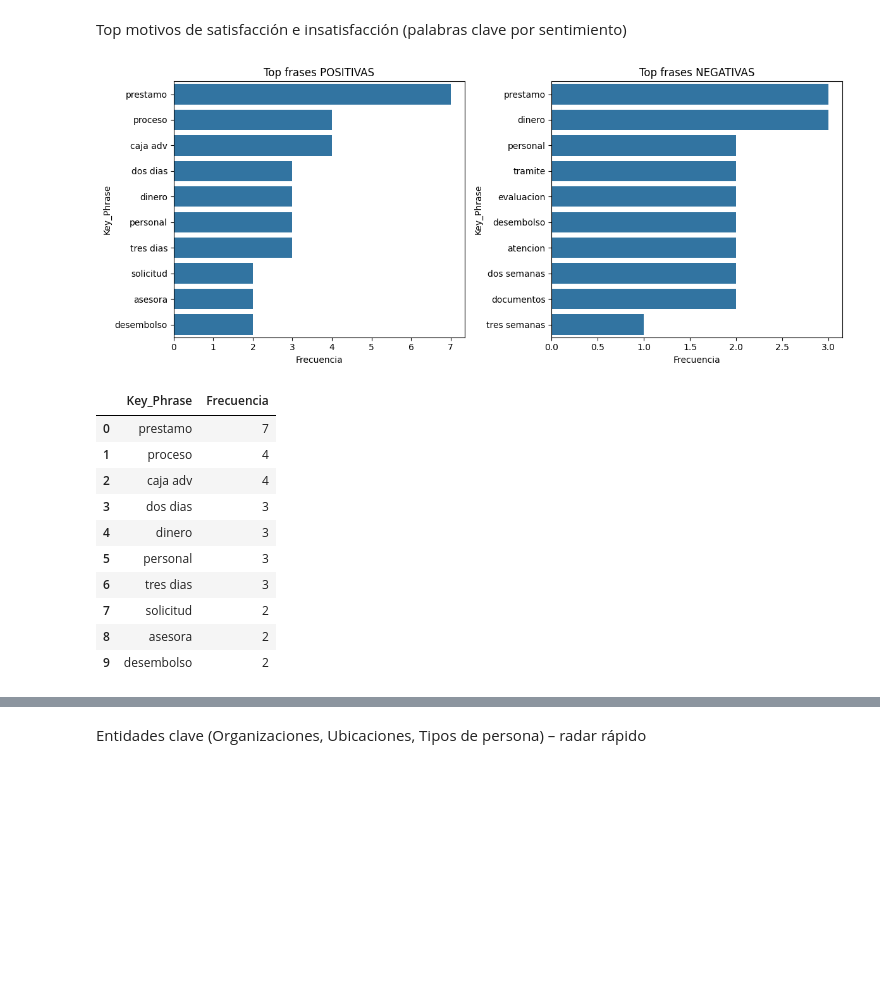
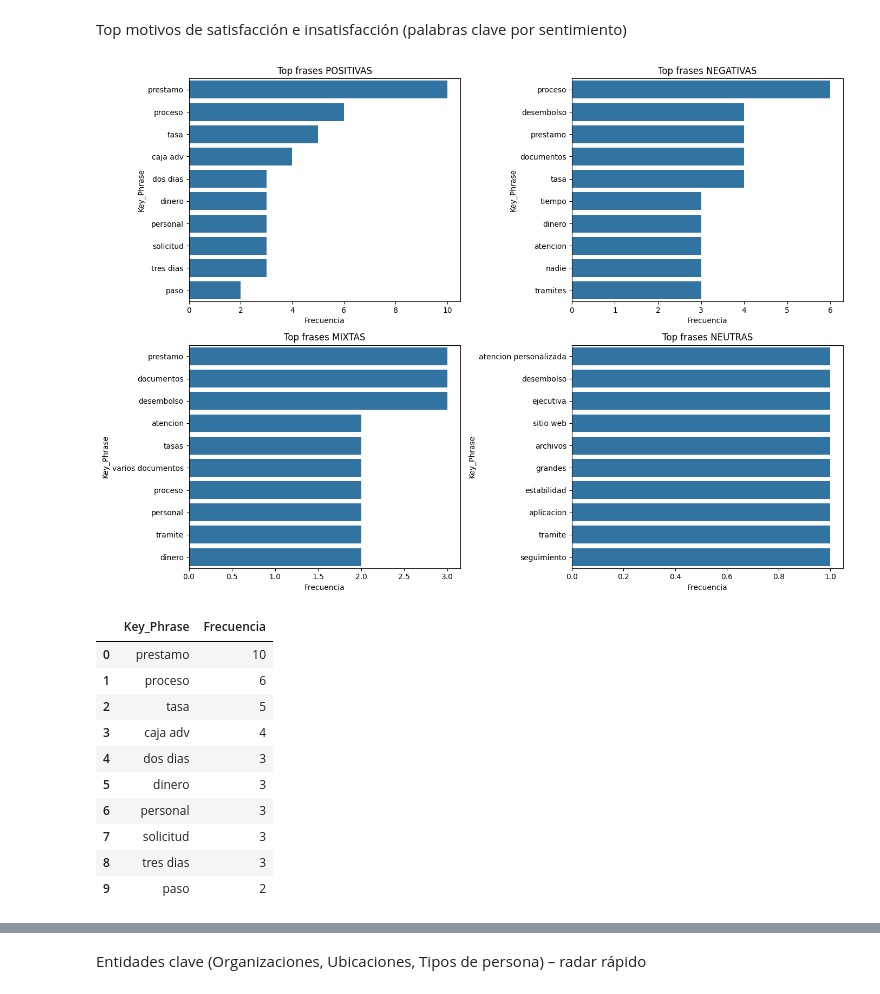
Before and after one commit to Valeria-Bravo/Laboratorios_IAgenerativa_LLM, a Jupyter notebook: Trabajo_final/analisis_resultados.ipynb, the cells around one changed output, grey strips where cells are left out. Cells and saved outputs as stored; diff of their text form; code cells hidden in the pictures; blank space fills up the shorter version.

Commit message:
📈 Actualizo análisis final con KPIs, gráficos y exportación a Excel

```diff
--- a/Trabajo_final/analisis_resultados.ipynb
+++ b/Trabajo_final/analisis_resultados.ipynb
@@ -136,13 +187,16 @@ LIMPIEZA Y PREPARACION DE HELPERS
 # %%
-import re, unicodedata
-from collections import Counter, defaultdict
-import numpy as np
-
+# 🔹 Función para limpiar texto
 def norm(s):
     s = str(s or "")
-    s = unicodedata.normalize("NFKD", s).encode("ascii","ignore").decode()
+    s = unicodedata.normalize("NFKD", s).encode("ascii", "ignore").decode()  # Quita tildes
+    s = re.sub(r"[^a-zA-Z0-9áéíóúüñ\s,]", "", s)  # Elimina símbolos raros
     return s.lower().strip()
 
-df["Sentimiento"] = df["Sentimiento"].str.lower()
+# 🔹 Normalización de columnas
+df["Sentimiento"] = df["Sentimiento"].fillna("neutral").str.lower().str.strip()
 df["Key_Phrases_norm"] = df["Key_Phrases"].fillna("").apply(norm)
-df["Entities_norm"]     = df["Entities"].fillna("").apply(norm)
+df["Entities_norm"] = df["Entities"].fillna("").apply(norm)
+
+# 🔹 Confirmar columnas limpias
+print("Columnas listas para análisis:")
+print(df[["Sentimiento", "Key_Phrases_norm", "Entities_norm"]].head())
@@ -264,34 +355,56 @@ Name: neg_rate, dtype: float64
 # %% [markdown]
 Top motivos de satisfacción e insatisfacción (palabras clave por sentimiento)
 # %%
+from collections import Counter
+import seaborn as sns
+import matplotlib.pyplot as plt
+
 def top_kp_por_sent(sent, k=10):
-    subset = df[df["Sentimiento"]==sent]["Key_Phrases_norm"].str.split(", ").dropna()
+    subset = df[df["Sentimiento"].str.lower() == sent]["Key_Phrases_norm"].str.split(", ").dropna()
     todas = [w for lst in subset for w in lst if w]
     top = Counter(todas).most_common(k)
-    return pd.DataFrame(top, columns=["Key_Phrase","Frecuencia"])
+    return pd.DataFrame(top, columns=["Key_Phrase", "Frecuencia"])
 
+# Generar para todos los sentimientos
 top_pos = top_kp_por_sent("positive", 10)
 top_neg = top_kp_por_sent("negative", 10)
+top_mix = top_kp_por_sent("mixed", 10)
+top_neu = top_kp_por_sent("neutral", 10)
 
-fig, axes = plt.subplots(1,2, figsize=(12,5))
-sns.barplot(y="Key_Phrase", x="Frecuencia", data=top_pos, ax=axes[0])
-axes[0].set_title("Top frases POSITIVAS")
-sns.barplot(y="Key_Phrase", x="Frecuencia", data=top_neg, ax=axes[1])
-axes[1].set_title("Top frases NEGATIVAS")
-plt.tight_layout(); plt.show()
+# Graficar
+fig, axes = plt.subplots(2, 2, figsize=(14, 10))
 
-display(top_pos); display(top_neg)
+sns.barplot(y="Key_Phrase", x="Frecuencia", data=top_pos, ax=axes[0,0])
+axes[0,0].set_title("Top frases POSITIVAS")
+
+sns.barplot(y="Key_Phrase", x="Frecuencia", data=top_neg, ax=axes[0,1])
+axes[0,1].set_title("Top frases NEGATIVAS")
+
+sns.barplot(y="Key_Phrase", x="Frecuencia", data=top_mix, ax=axes[1,0])
+axes[1,0].set_title("Top frases MIXTAS")
+
+sns.barplot(y="Key_Phrase", x="Frecuencia", data=top_neu, ax=axes[1,1])
+axes[1,1].set_title("Top frases NEUTRAS")
+
+plt.tight_layout()
+plt.show()
+
+# Mostrar tablas
+display(top_pos)
+display(top_neg)
+display(top_mix)
+display(top_neu)
 # %% [output]
-[figure, old version]
+[figure, new version]
 |  | Key_Phrase | Frecuencia |
-| 0 | prestamo | 7 |
-| 1 | proceso | 4 |
-| 2 | caja adv | 4 |
-| 3 | dos dias | 3 |
-| 4 | dinero | 3 |
-| 5 | personal | 3 |
-| 6 | tres dias | 3 |
-| 7 | solicitud | 2 |
-| 8 | asesora | 2 |
-| 9 | desembolso | 2 |
+| 0 | prestamo | 10 |
+| 1 | proceso | 6 |
+| 2 | tasa | 5 |
+| 3 | caja adv | 4 |
+| 4 | dos dias | 3 |
+| 5 | dinero | 3 |
+| 6 | personal | 3 |
+| 7 | solicitud | 3 |
+| 8 | tres dias | 3 |
+| 9 | paso | 2 |
 |  | Key_Phrase | Frecuencia |
```
Also changed, not shown: parts of 15 cells of this notebook, 1 other file.
